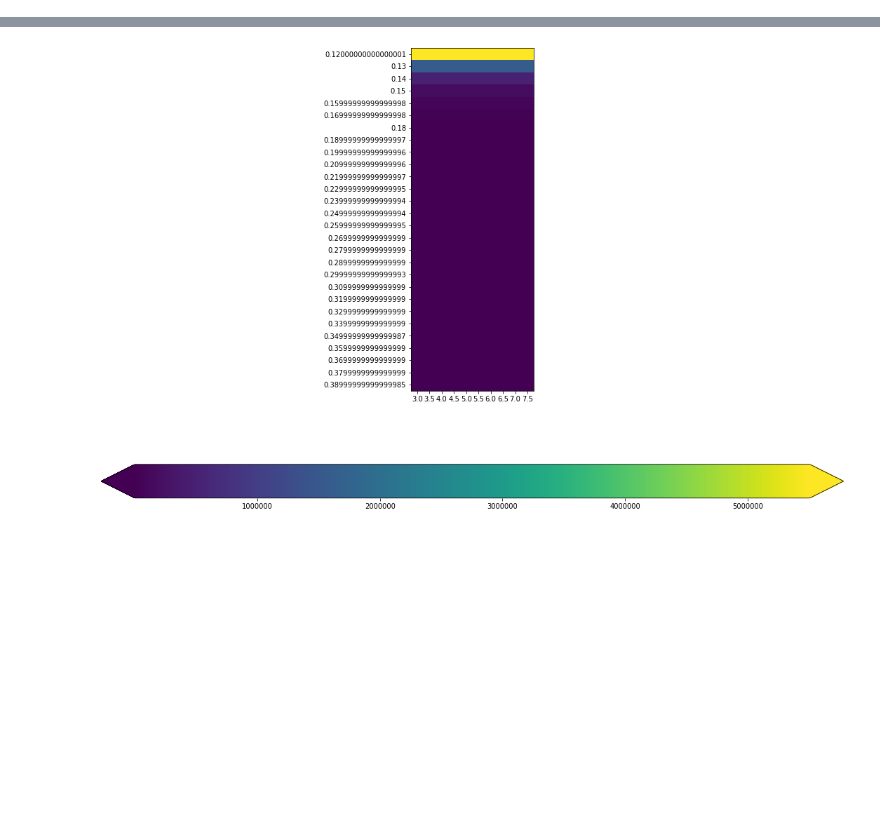
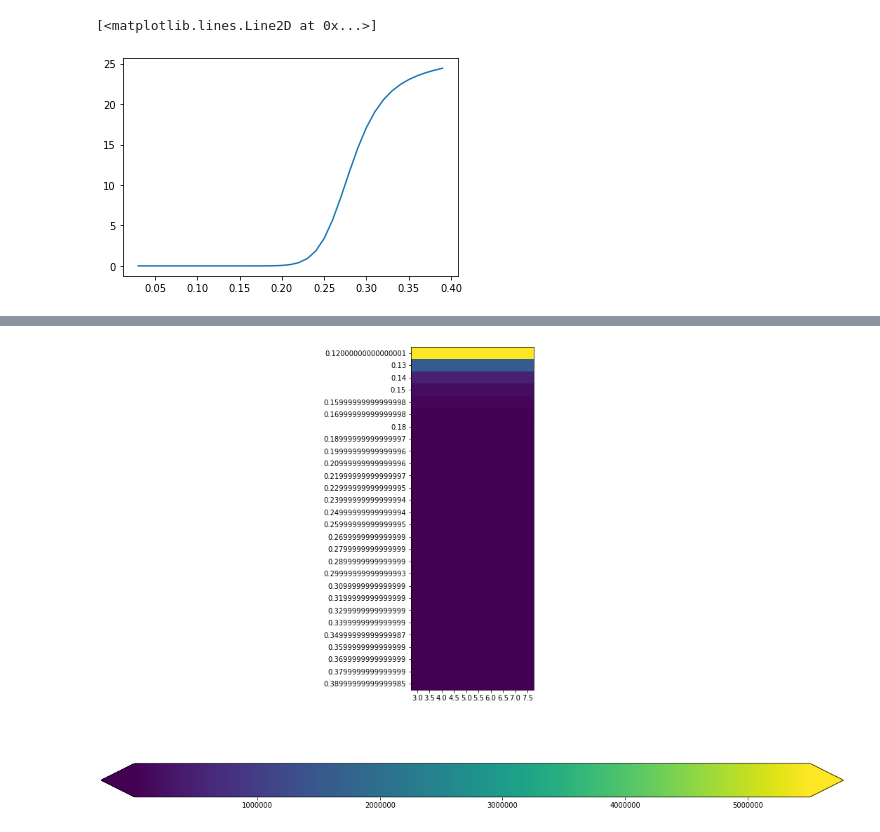
Before and after one commit to bibivking/Jupyter_scripts, a Jupyter notebook: Dani_Or_Soil_Evaporation_Scheme.ipynb, the cells around one changed output, grey strips where cells are left out. Drawn from its saved outputs; the diff is of its cells as text; code cells hidden in the pictures; blank space fills up the shorter version.

Commit message:
add some plots

```diff
--- a/Dani_Or_Soil_Evaporation_Scheme.ipynb
+++ b/Dani_Or_Soil_Evaporation_Scheme.ipynb
@@ -284,4 +288,18 @@ def calc_esoil(pres, tvair, qsrf, qa, Z0s, delta, rg, rsv, rBL):
     # rough%z0soil(i)/canopy%sublayer_dz(i)
 
     return Esoil
+# %%
+# test theta vs Esoil
+es = np.zeros(len(np.arange(p.theta_r+0.01, p.theta_sat,0.01)))
+i = 0
+for sm in np.arange(p.theta_r+0.01, p.theta_sat,0.01):
+# surface soil moisture
+    es[i] = main(sm)
+    i += 1
+#print(es)
+
+plt.plot(np.arange(p.theta_r+0.01, p.theta_sat,0.01),es)
+# %% [output]
+[<matplotlib.lines.Line2D at 0x...>]
+[figure, added]
 # %%
```
Also changed, not shown: parts of 7 cells of this notebook.
